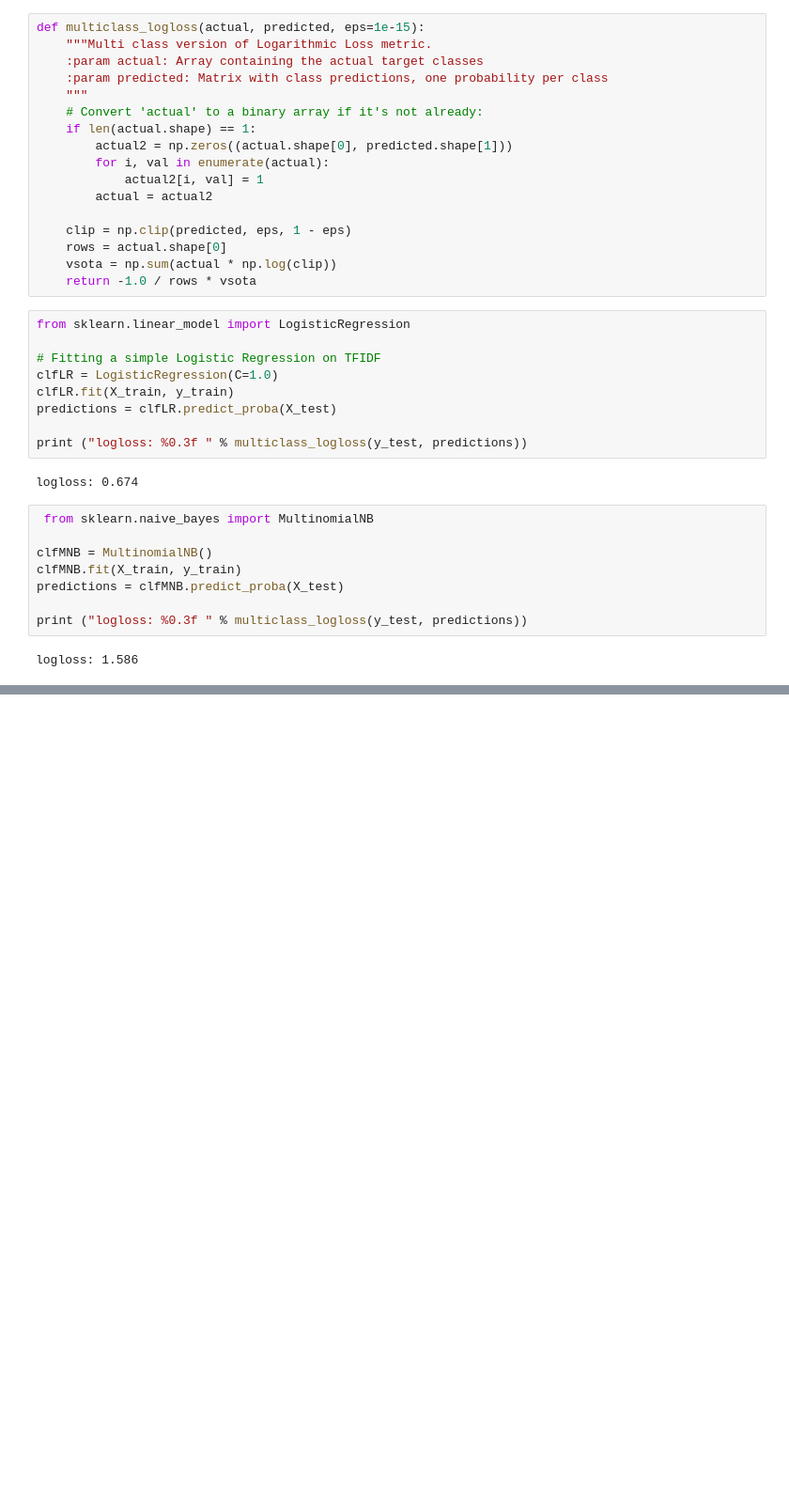
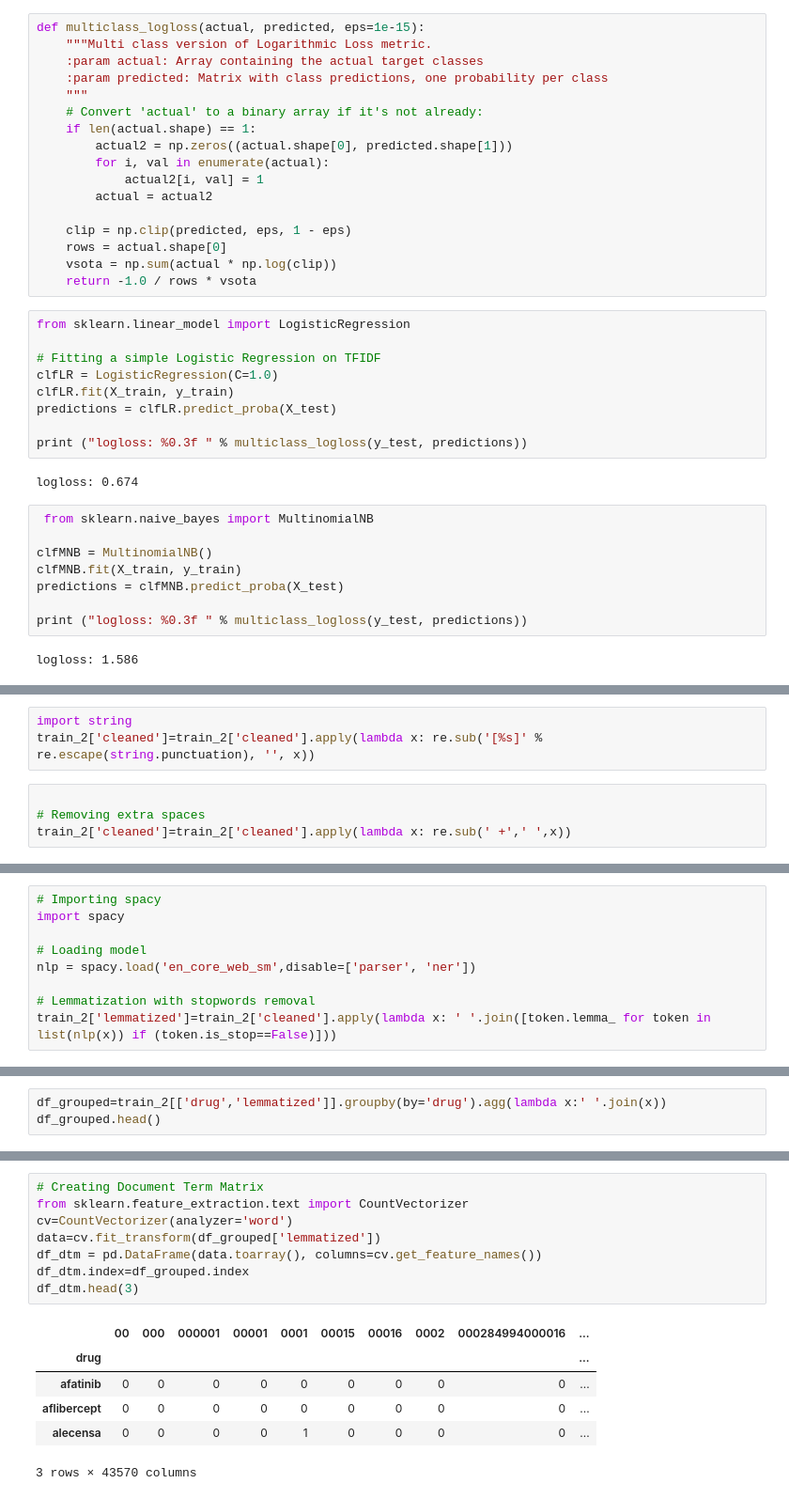
Before and after one commit to achalvats/Medical-Drugs--NLP, a Jupyter notebook: Sentiment_Analysis_for_Medical_Drugs_NLP.ipynb, the cells around one changed output, grey strips where cells are left out. Shown: that part at 94% size. Drawn from its saved outputs; the diff is of its cells as text; blank space fills up the shorter version.

```diff
--- a/Sentiment_Analysis_for_Medical_Drugs_NLP.ipynb
+++ b/Sentiment_Analysis_for_Medical_Drugs_NLP.ipynb
@@ -283,0 +412,7 @@ logloss: 0.682
+# %%
+import string
+train_2['cleaned']=train_2['cleaned'].apply(lambda x: re.sub('[%s]' % re.escape(string.punctuation), '', x))
+# %%
+
+# Removing extra spaces
+train_2['cleaned']=train_2['cleaned'].apply(lambda x: re.sub(' +',' ',x))
@@ -283,0 +428,9 @@ logloss: 0.682
+# %%
+# Importing spacy
+import spacy
+
+# Loading model
+nlp = spacy.load('en_core_web_sm',disable=['parser', 'ner'])
+
+# Lemmatization with stopwords removal
+train_2['lemmatized']=train_2['cleaned'].apply(lambda x: ' '.join([token.lemma_ for token in list(nlp(x)) if (token.is_stop==False)]))
@@ -283,0 +446,3 @@ logloss: 0.682
+# %%
+df_grouped=train_2[['drug','lemmatized']].groupby(by='drug').agg(lambda x:' '.join(x))
+df_grouped.head()
@@ -283,0 +457,15 @@ logloss: 0.682
+# %%
+# Creating Document Term Matrix
+from sklearn.feature_extraction.text import CountVectorizer
+cv=CountVectorizer(analyzer='word')
+data=cv.fit_transform(df_grouped['lemmatized'])
+df_dtm = pd.DataFrame(data.toarray(), columns=cv.get_feature_names())
+df_dtm.index=df_grouped.index
+df_dtm.head(3)
+# %% [output]
+|  | 00 | 000 | 000001 | 00001 | 0001 | 00015 | 00016 | 0002 | 000284994000016 | ... |
+| drug |  |  |  |  |  |  |  |  |  | ... |
+| afatinib | 0 | 0 | 0 | 0 | 0 | 0 | 0 | 0 | 0 | ... |
+| aflibercept | 0 | 0 | 0 | 0 | 0 | 0 | 0 | 0 | 0 | ... |
+| alecensa | 0 | 0 | 0 | 0 | 1 | 0 | 0 | 0 | 0 | ... |
+3 rows × 43570 columns
```
Also changed, not shown: parts of 22 cells of this notebook.
